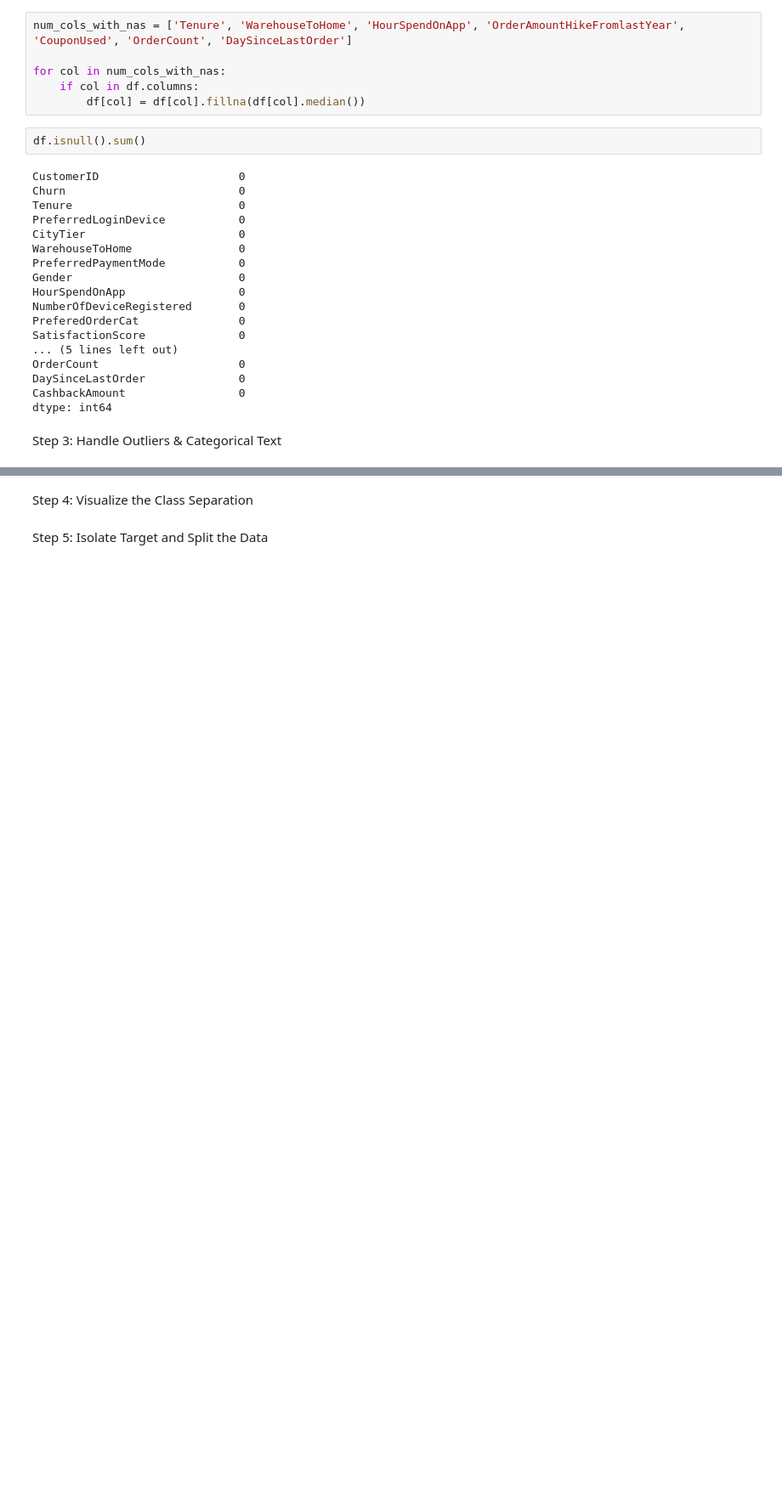
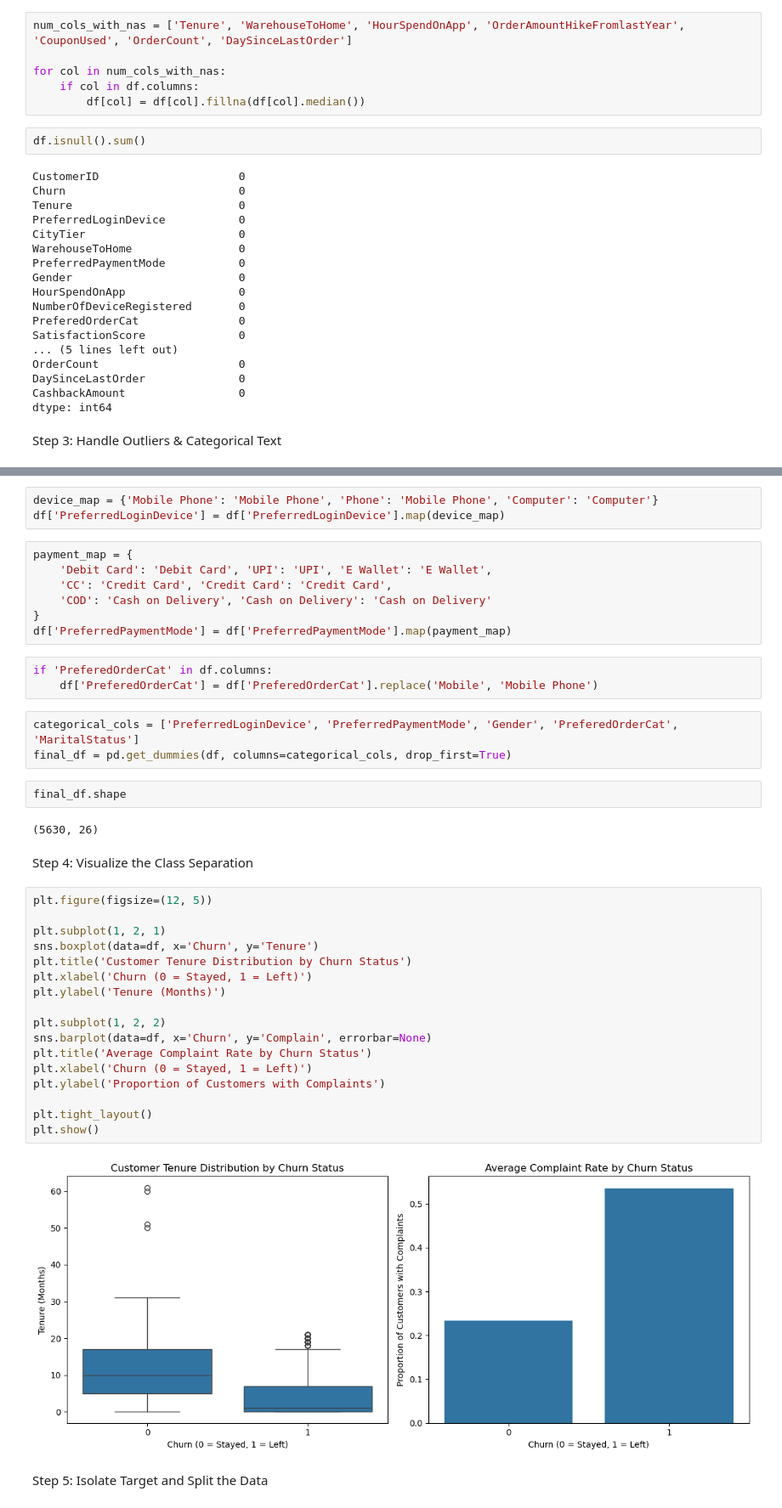
Before and after one commit to dhruv-jani-0808/Machine-Learning-Projects, a Jupyter notebook: 2_logistic_regression/main.ipynb, the cells around one changed output, grey strips where cells are left out. Shown at 85% size. Cells and saved outputs as stored; diff of their text form; blank space fills up the shorter version.

```diff
--- a/2_logistic_regression/main.ipynb
+++ b/2_logistic_regression/main.ipynb
@@ -74,4 +85,43 @@ Step 3: Handle Outliers & Categorical Text
+# %%
+device_map = {'Mobile Phone': 'Mobile Phone', 'Phone': 'Mobile Phone', 'Computer': 'Computer'}
+df['PreferredLoginDevice'] = df['PreferredLoginDevice'].map(device_map)
+# %%
+payment_map = {
+    'Debit Card': 'Debit Card', 'UPI': 'UPI', 'E Wallet': 'E Wallet',
+    'CC': 'Credit Card', 'Credit Card': 'Credit Card',
+    'COD': 'Cash on Delivery', 'Cash on Delivery': 'Cash on Delivery'
+}
+df['PreferredPaymentMode'] = df['PreferredPaymentMode'].map(payment_map)
+# %%
+if 'PreferedOrderCat' in df.columns:
+    df['PreferedOrderCat'] = df['PreferedOrderCat'].replace('Mobile', 'Mobile Phone')
+# %%
+categorical_cols = ['PreferredLoginDevice', 'PreferredPaymentMode', 'Gender', 'PreferedOrderCat', 'MaritalStatus']
+final_df = pd.get_dummies(df, columns=categorical_cols, drop_first=True)
+# %%
+final_df.shape
+# %% [output]
+(5630, 26)
 # %% [markdown]
 Step 4: Visualize the Class Separation
+# %%
+plt.figure(figsize=(12, 5))
+
+plt.subplot(1, 2, 1)
+sns.boxplot(data=df, x='Churn', y='Tenure')
+plt.title('Customer Tenure Distribution by Churn Status')
+plt.xlabel('Churn (0 = Stayed, 1 = Left)')
+plt.ylabel('Tenure (Months)')
+
+plt.subplot(1, 2, 2)
+sns.barplot(data=df, x='Churn', y='Complain', errorbar=None)
+plt.title('Average Complaint Rate by Churn Status')
+plt.xlabel('Churn (0 = Stayed, 1 = Left)')
+plt.ylabel('Proportion of Customers with Complaints')
+
+plt.tight_layout()
+plt.show()
+# %% [output]
+[figure, added]
 # %% [markdown]
 Step 5: Isolate Target and Split the Data
```
Also changed, not shown: parts of 8 cells of this notebook.
